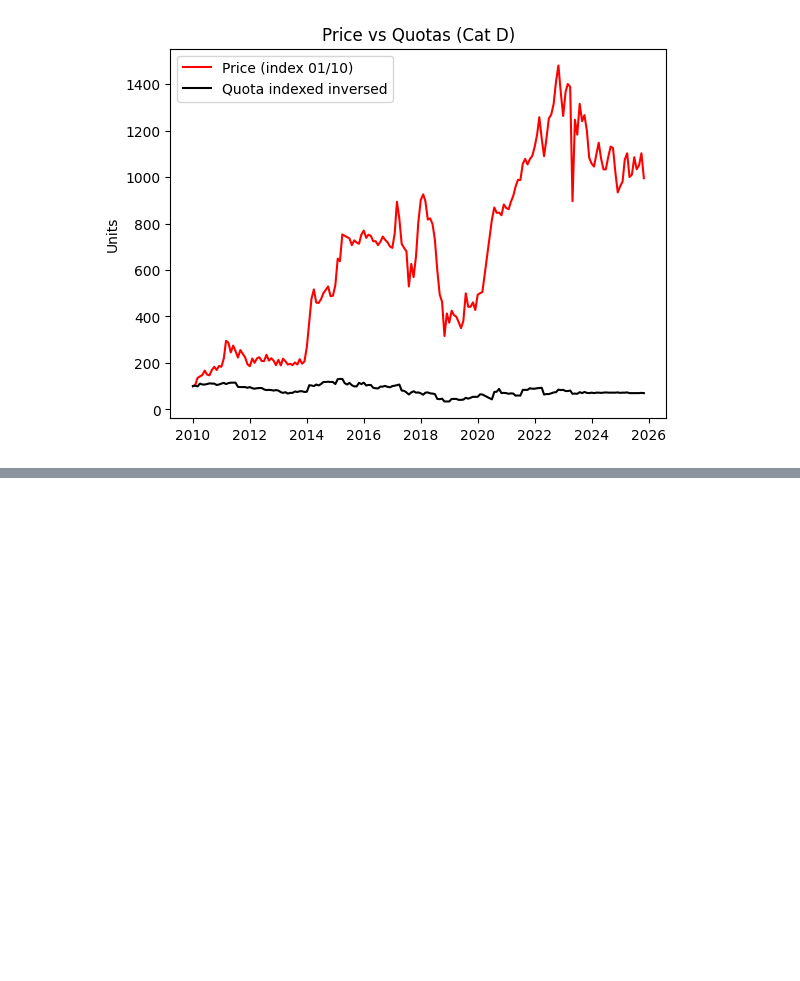
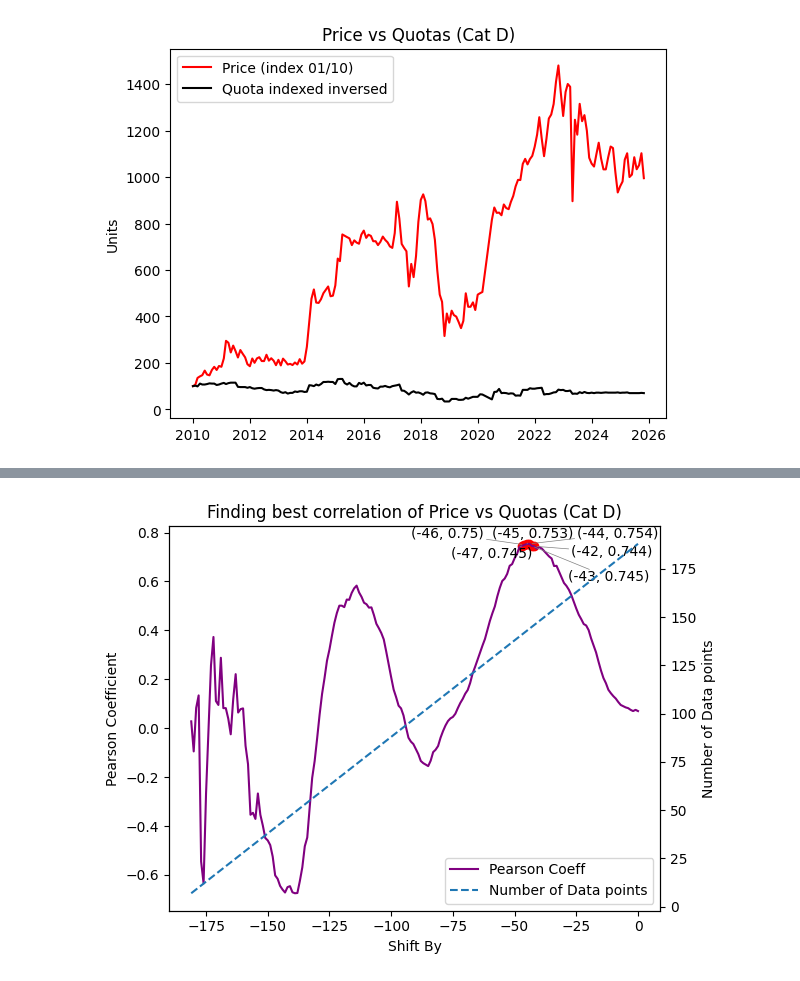
Before and after one commit to RaphaelTeo/coe-stat-analysis, a Jupyter notebook: main.ipynb, the cells around one changed output, grey strips where cells are left out. Drawn from its saved outputs; the diff is of its cells as text; code cells hidden in the pictures; blank space fills up the shorter version.

Commit message:
Add pearson correlation

```diff
--- a/main.ipynb
+++ b/main.ipynb
@@ -214,3 +214,20 @@ plt.savefig(f'Chart_Price_vs_Quota(ind_inv)_Cat{category}.png')
 plt.show()
 # %% [output]
 [figure]
+# %%
+# Sensitivity analysis of Price vs Net Registrations
+quota_lead = [i for i in range(-181,1)] # Check for leading relationship from 12 months lead to 12 months lag
+pearson_coeff_list = []
+number_of_datapoints = []
+
+for shift_by in quota_lead:
+    df_corr = df_sma[['quota_indexed_jan2010', 'coe_indexed_2010-01']]
+    df_corr['coe_shifted'] = df_corr['coe_indexed_2010-01'].shift(shift_by)
+    df_corr = df_corr.dropna(how='any')
+    number_of_datapoints.append(len(df_corr))
+    pearson_coeff_list.append(float(round(df_corr['quota_indexed_jan2010'].corr(df_corr['coe_shifted']), 3)))
+
+# Get the top 10 correlations
+top_list = sorted(zip(quota_lead, pearson_coeff_list), key=lambda x: abs(x[1]), reverse=True)[:6]
+unzipped_top_list = list(zip(*top_list))
+unzipped_list1, unzipped_list2 = map(list, unzipped_top_list)
@@ -216,0 +252,26 @@ plt.show()
+# %%
+# Plot Shift By vs Pearson Coefficient
+fig, ax1 = plt.subplots() # Create the first axis
+ax1.plot(quota_lead, pearson_coeff_list, label='Pearson Coeff', color='purple', linestyle='-')
+ax1.set_title(f'Finding best correlation of Price vs Quotas (Cat {category})')
+ax1.set_xlabel('Shift By')
+ax1.set_ylabel('Pearson Coefficient')
+
+ax2 = ax1.twinx()  # Instantiate a second axes that shares the same x-axis
+line2 = ax2.plot(quota_lead, number_of_datapoints, label='Number of Data points', color='tab:blue', linestyle='--')
+ax2.set_ylabel('Number of Data points') # We already handled the x-label with ax1
+
+# Peaks analysis
+ax1.scatter(unzipped_list1, unzipped_list2, color='red', marker='o') # Add a scatter point to indicate the peaks
+
+texts = [] # Create a list to hold the text objects
+for i, label in enumerate(top_list):
+    texts.append(ax1.text(unzipped_list1[i], unzipped_list2[i], label))
+adjust_text(texts, arrowprops=dict(arrowstyle='-', color='gray', lw=0.5), force_text=1, force_explode=0.5) # Automatically adjust the text positions to avoid overlaps
+
+fig.legend(loc="lower right", bbox_to_anchor=(1,0), bbox_transform=ax1.transAxes) # Add a legend for the second line
+fig.tight_layout() # Ensures labels don't get clipped
+plt.savefig(f'Chart_Shiftby_vs_Pearson_Coeff_Cat{category}.png')
+plt.show()
+# %% [output]
+[figure, added]
```
Also changed, not shown: parts of 7 cells of this notebook, 4 other files.
